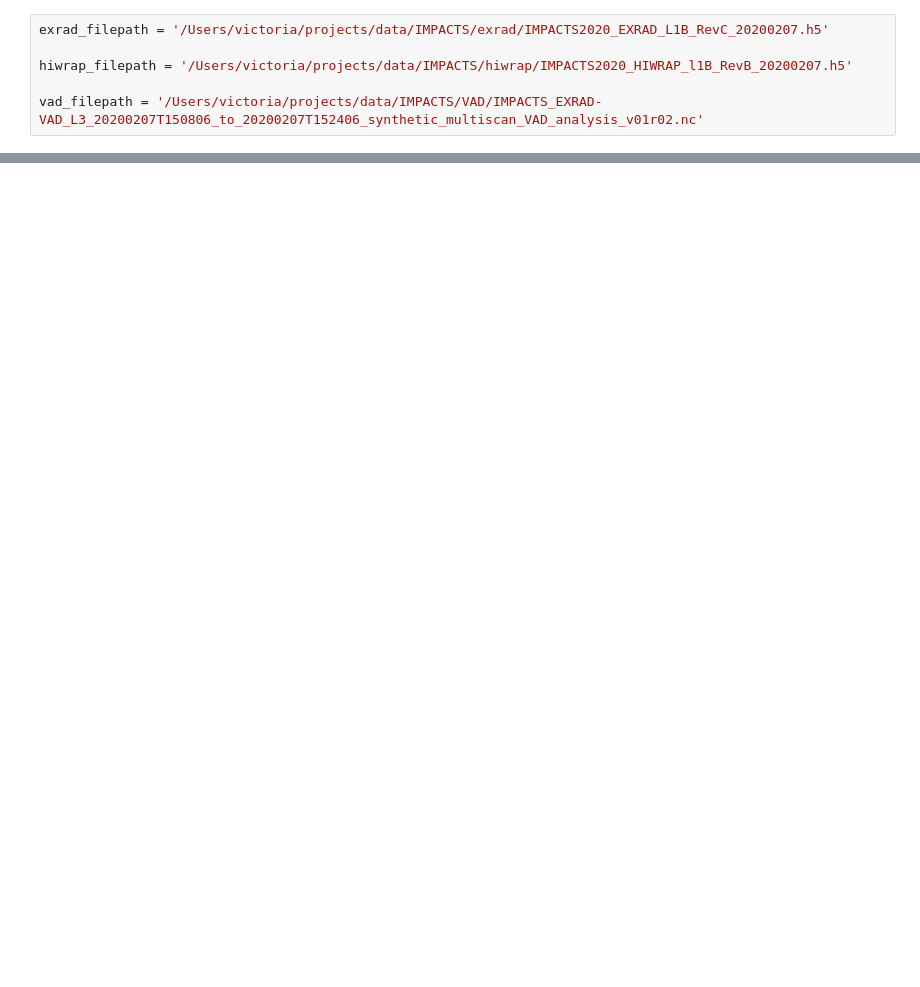
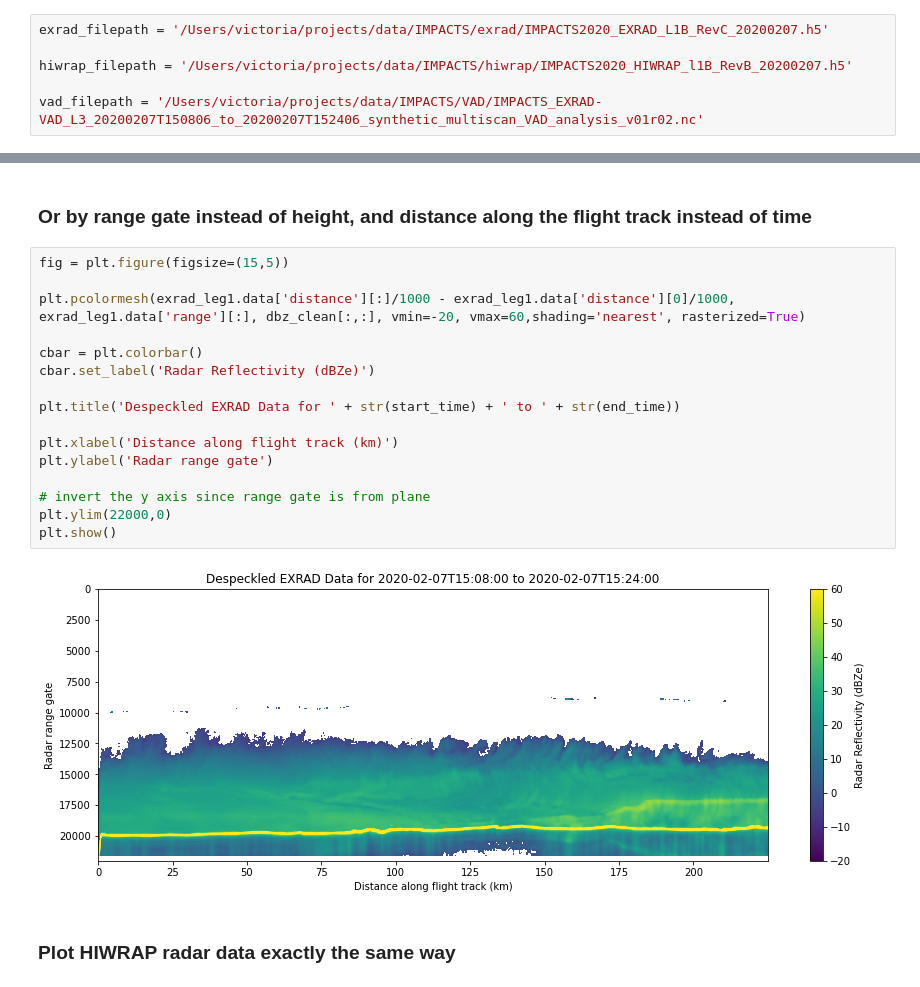
Before and after one commit to torimcd/impacts_tools, a Jupyter notebook: docs/source/notebooks/plot_radar_xsections.ipynb, the cells around one changed output, grey strips where cells are left out. Drawn from its saved outputs; the diff is of its cells as text; blank space fills up the shorter version.

```diff
--- a/docs/source/notebooks/plot_radar_xsections.ipynb
+++ b/docs/source/notebooks/plot_radar_xsections.ipynb
@@ -55,0 +128,22 @@ plt.show()
+# %% [markdown]
+### Or by range gate instead of height, and distance along the flight track instead of time
+# %%
+fig = plt.figure(figsize=(15,5))
+
+plt.pcolormesh(exrad_leg1.data['distance'][:]/1000 - exrad_leg1.data['distance'][0]/1000, exrad_leg1.data['range'][:], dbz_clean[:,:], vmin=-20, vmax=60,shading='nearest', rasterized=True)
+
+cbar = plt.colorbar()
+cbar.set_label('Radar Reflectivity (dBZe)')
+
+plt.title('Despeckled EXRAD Data for ' + str(start_time) + ' to ' + str(end_time))
+
+plt.xlabel('Distance along flight track (km)')
+plt.ylabel('Radar range gate')
+
+# invert the y axis since range gate is from plane
+plt.ylim(22000,0)
+plt.show()
+# %% [output]
+[figure, added]
+# %% [markdown]
+### Plot HIWRAP radar data exactly the same way
```
Also changed, not shown: parts of 21 cells of this notebook, 19 other files.
